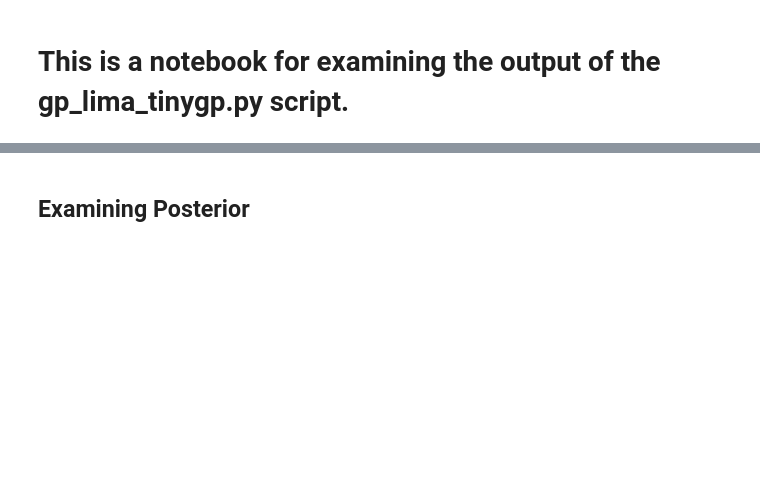
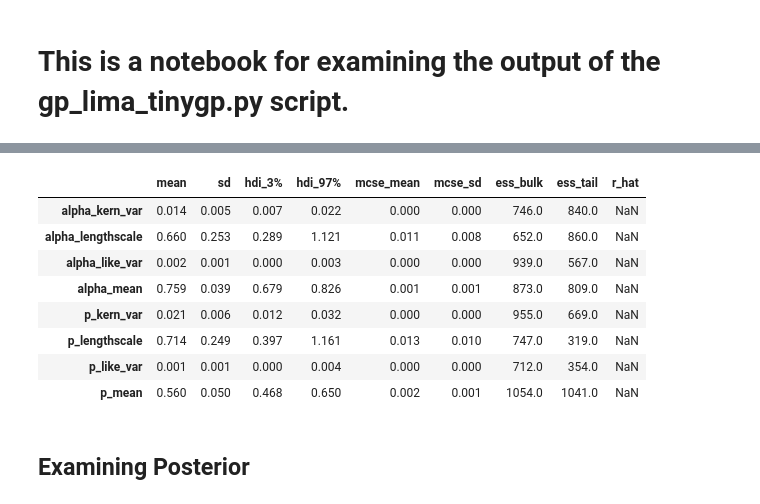
Before and after one commit to Jez-Carter/Bias_Correction, a Jupyter notebook: scripts/Model_Development/Lima_Methodology/Examining GP Output.ipynb, the cells around one changed output, grey strips where cells are left out. Cells and saved outputs as stored; diff of their text form; code cells hidden in the pictures; blank space fills up the shorter version.

```diff
--- a/scripts/Model_Development/Lima_Methodology/Examining GP Output.ipynb
+++ b/scripts/Model_Development/Lima_Methodology/Examining GP Output.ipynb
@@ -23,3 +25,6 @@ from src.plotting_functions import scatter_basemapplot
 #Loading GP inference data
 gp_idata_path = f'/data/notebooks/jupyterlab-biascorrlab/data/Lima2021/AP_Daily_Snowfall_044_GPFit.nc'
 gp_idata = az.from_netcdf(gp_idata_path)
+# %%
+az.summary(gp_idata)
+# %% [output]
@@ -26,2 +32,11 @@ gp_idata = az.from_netcdf(gp_idata_path)
+|  | mean | sd | hdi_3% | hdi_97% | mcse_mean | mcse_sd | ess_bulk | ess_tail | r_hat |
+| alpha_kern_var | 0.014 | 0.005 | 0.007 | 0.022 | 0.000 | 0.000 | 746.0 | 840.0 | NaN |
+| alpha_lengthscale | 0.660 | 0.253 | 0.289 | 1.121 | 0.011 | 0.008 | 652.0 | 860.0 | NaN |
+| alpha_like_var | 0.002 | 0.001 | 0.000 | 0.003 | 0.000 | 0.000 | 939.0 | 567.0 | NaN |
+| alpha_mean | 0.759 | 0.039 | 0.679 | 0.826 | 0.001 | 0.001 | 873.0 | 809.0 | NaN |
+| p_kern_var | 0.021 | 0.006 | 0.012 | 0.032 | 0.000 | 0.000 | 955.0 | 669.0 | NaN |
+| p_lengthscale | 0.714 | 0.249 | 0.397 | 1.161 | 0.013 | 0.010 | 747.0 | 319.0 | NaN |
+| p_like_var | 0.001 | 0.001 | 0.000 | 0.004 | 0.000 | 0.000 | 712.0 | 354.0 | NaN |
+| p_mean | 0.560 | 0.050 | 0.468 | 0.650 | 0.002 | 0.001 | 1054.0 | 1041.0 | NaN |
 # %% [markdown]
 ## Examining Posterior
```
Also changed, not shown: parts of 4 cells of this notebook, 45 other files.
